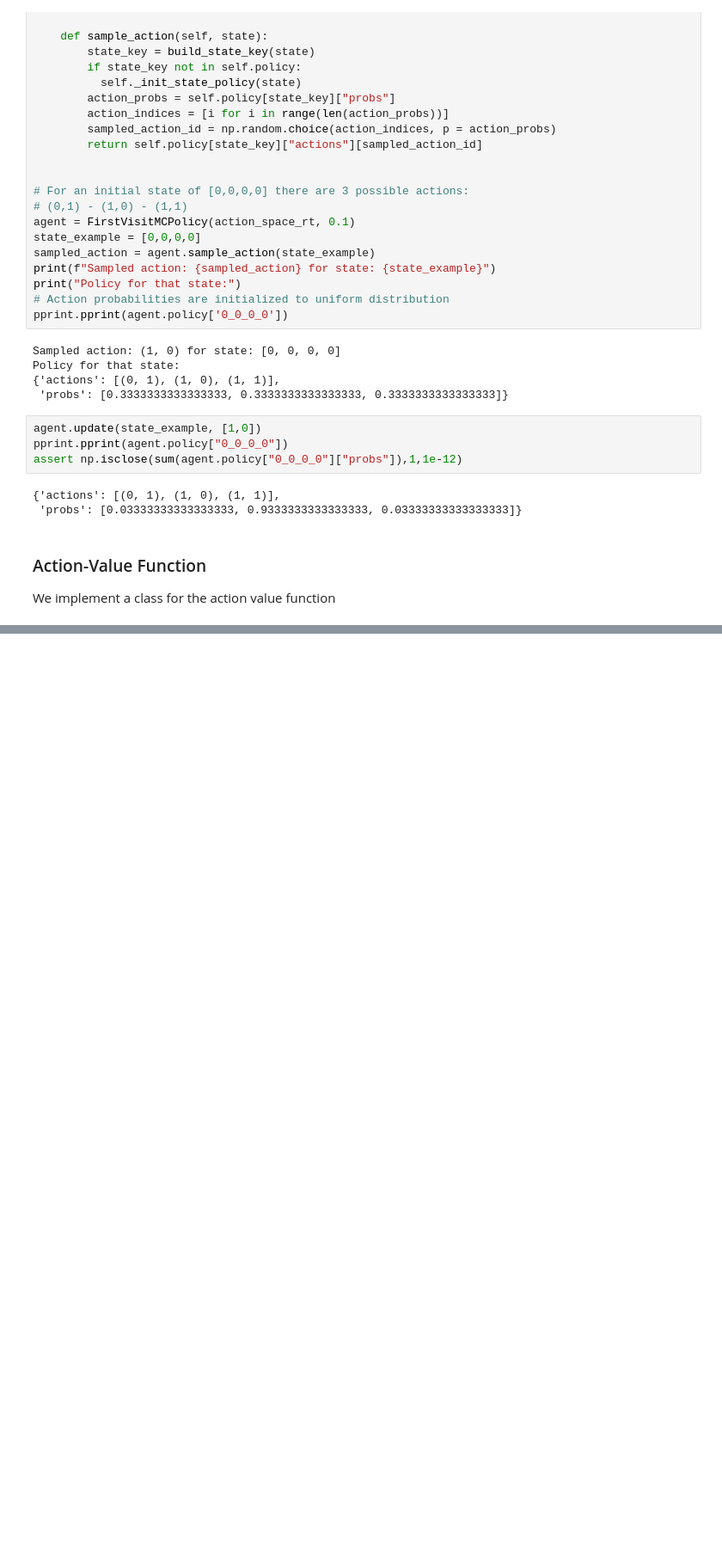
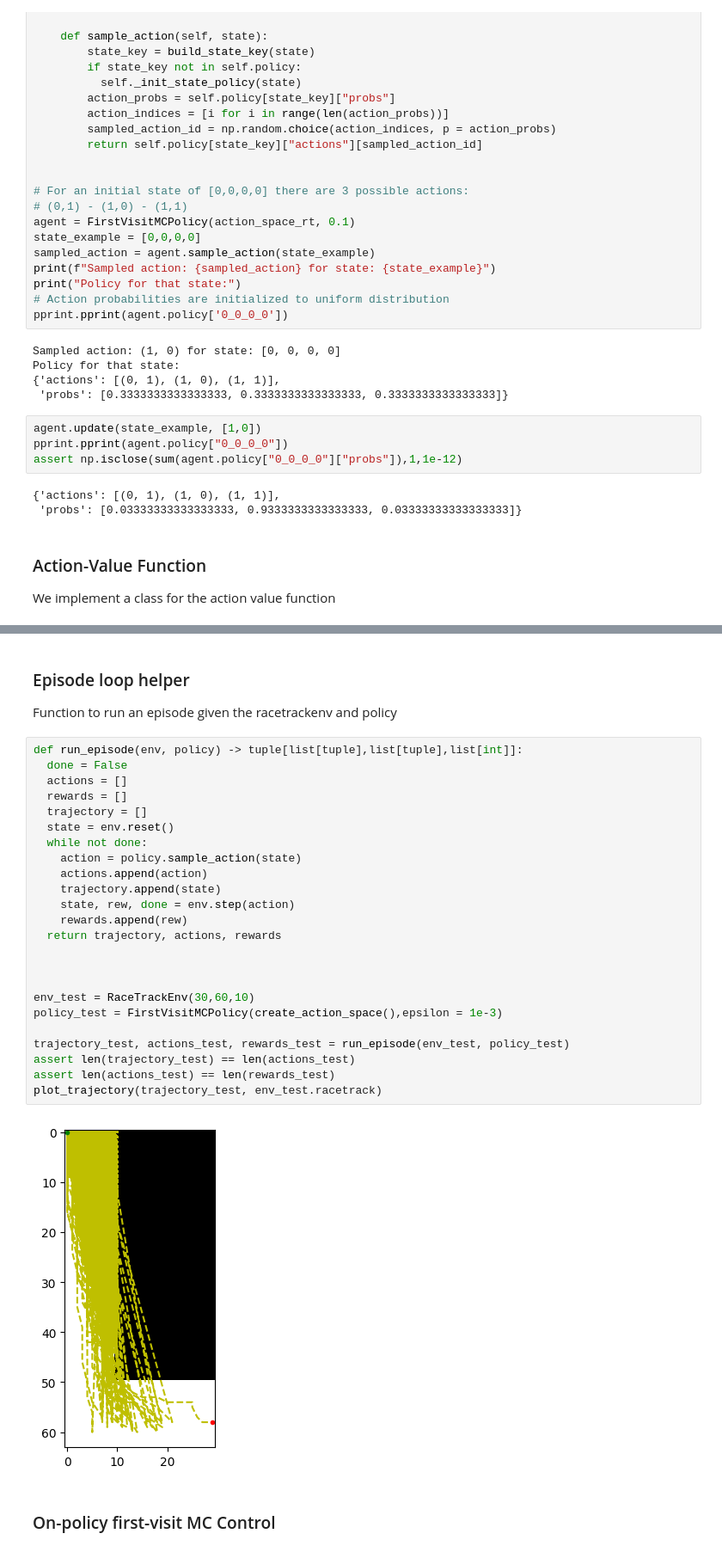
Before and after one commit to jsmithdlc/sutton-barto-programming, a Jupyter notebook: notebooks/chapter_5.ipynb, the cells around one changed output, grey strips where cells are left out. Shown at 86% size. Cells and saved outputs as stored; diff of their text form; blank space fills up the shorter version.

```diff
--- a/notebooks/chapter_5.ipynb
+++ b/notebooks/chapter_5.ipynb
@@ -273,0 +354,32 @@ Maximal action is (0, 1)
+# %% [markdown]
+### Episode loop helper
+
+Function to run an episode given the racetrackenv and policy
+# %%
+def run_episode(env, policy) -> tuple[list[tuple],list[tuple],list[int]]:
+  done = False
+  actions = []
+  rewards = []
+  trajectory = []
+  state = env.reset()
+  while not done:
+    action = policy.sample_action(state)
+    actions.append(action)
+    trajectory.append(state)
+    state, rew, done = env.step(action)
+    rewards.append(rew)
+  return trajectory, actions, rewards
+
+
+
+env_test = RaceTrackEnv(30,60,10)
+policy_test = FirstVisitMCPolicy(create_action_space(),epsilon = 1e-3)
+
+trajectory_test, actions_test, rewards_test = run_episode(env_test, policy_test)
+assert len(trajectory_test) == len(actions_test)
+assert len(actions_test) == len(rewards_test)
+plot_trajectory(trajectory_test, env_test.racetrack)
+# %% [output]
+[figure, added]
+# %% [markdown]
+### On-policy first-visit MC Control
```
Also changed, not shown: parts of 8 cells of this notebook.
